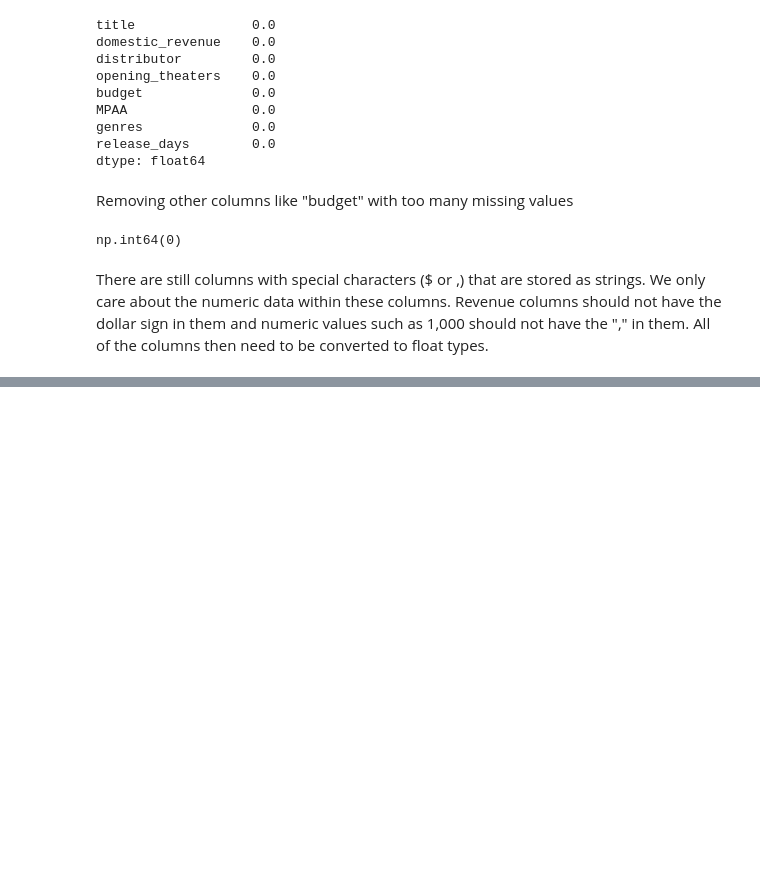
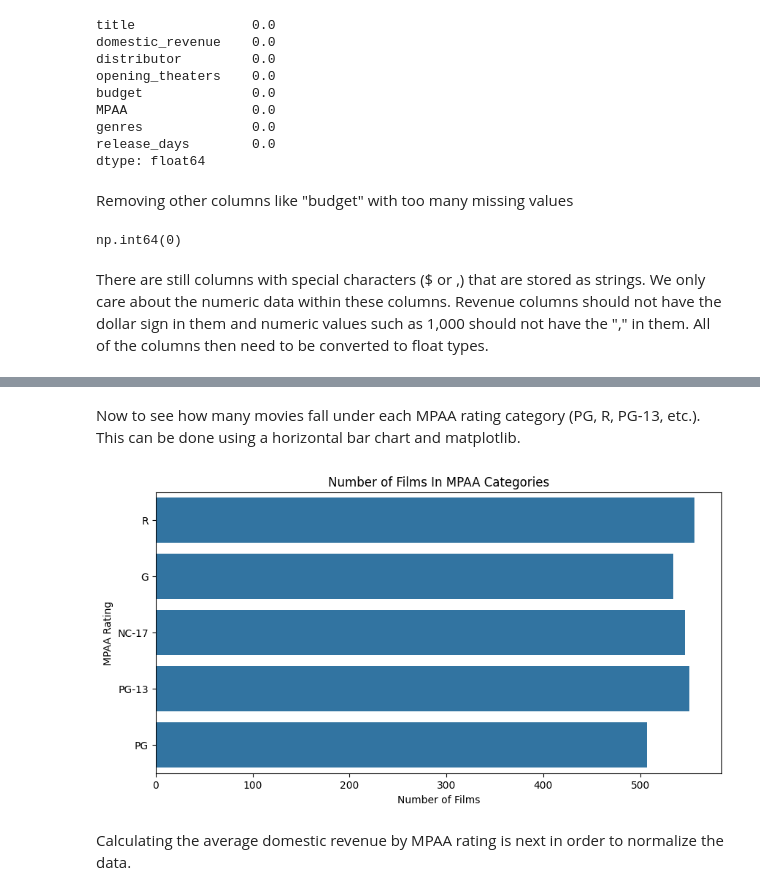
Before and after one commit to GF4987/Box-Office-Success-Prediction, a Jupyter notebook: predict.ipynb, the cells around one changed output, grey strips where cells are left out. Drawn from its saved outputs; the diff is of its cells as text; code cells hidden in the pictures; blank space fills up the shorter version.

Commit message:
MPAA Visualization and calculating mean revenue by MPAA Rating

```diff
--- a/predict.ipynb
+++ b/predict.ipynb
@@ -125,0 +125,18 @@ SyntaxError: incomplete input (183073084.py, line 7)
+# %% [markdown]
+Now to see how many movies fall under each MPAA rating category (PG, R, PG-13, etc.). This can be done using a horizontal bar chart and matplotlib.
+# %%
+'''Horizontal Bar Chart for MPAA'''
+plt.figure(figsize=(10, 5))
+
+bar_colors = ['tab:red', 'tab:green', 'tab:purple', 'tab:blue', 'tab:orange']
+plt.title('Number of Films In MPAA Categories')
+plt.xlabel("Number of Films")
+plt.ylabel('MPAA Rating')
+
+sb.countplot(data['MPAA'])
+
+plt.show()
+# %% [output]
+[figure, added]
+# %% [markdown]
+Calculating the average domestic revenue by MPAA rating is next in order to normalize the data.
```
Also changed, not shown: parts of 3 cells of this notebook.
